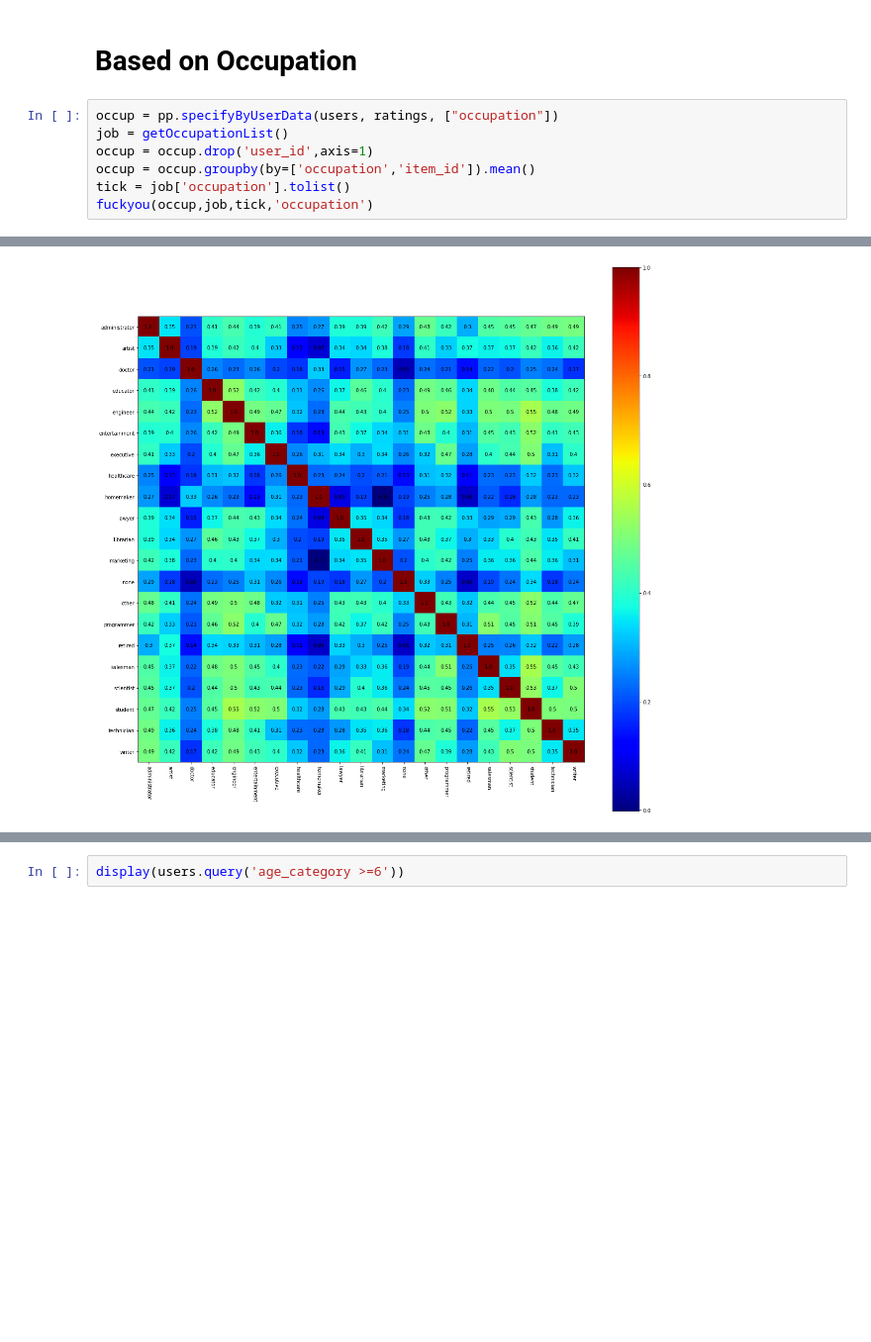
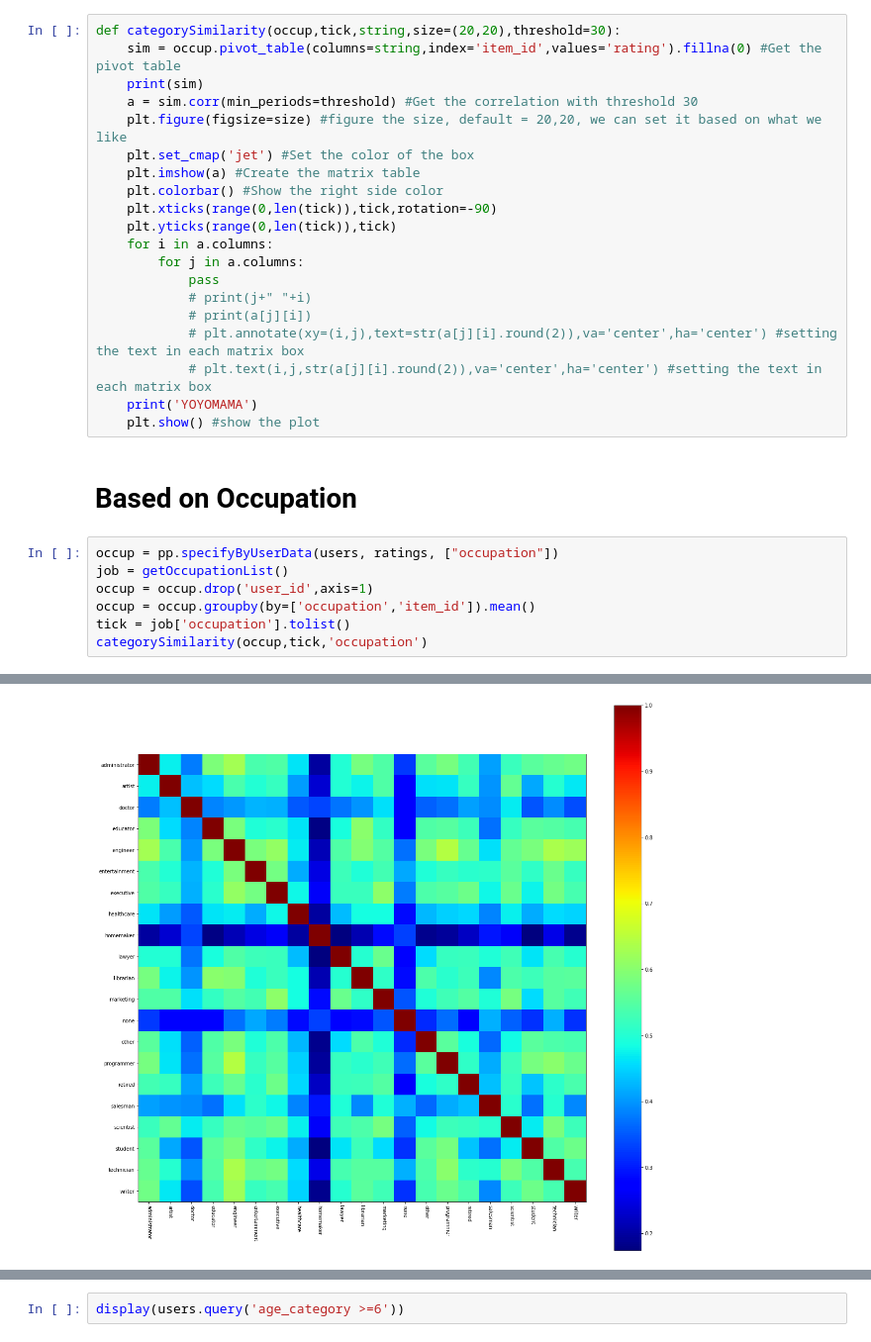
Before and after one commit to Xevenst/MovLensDataSet, a Jupyter notebook: preprocessingEx.ipynb, the cells around one changed output, grey strips where cells are left out. Shown at 99% size. Cells and saved outputs as stored; diff of their text form; blank space fills up the shorter version.

```diff
--- a/preprocessingEx.ipynb
+++ b/preprocessingEx.ipynb
@@ -104,3 +90,23 @@ def fuckyou(occup,arr,tick,string,size=(20,20)):
+# %%
+def categorySimilarity(occup,tick,string,size=(20,20),threshold=30):
+    sim = occup.pivot_table(columns=string,index='item_id',values='rating').fillna(0) #Get the pivot table
+    print(sim)
+    a = sim.corr(min_periods=threshold) #Get the correlation with threshold 30
+    plt.figure(figsize=size) #figure the size, default = 20,20, we can set it based on what we like
+    plt.set_cmap('jet') #Set the color of the box
+    plt.imshow(a) #Create the matrix table
+    plt.colorbar() #Show the right side color
+    plt.xticks(range(0,len(tick)),tick,rotation=-90)
+    plt.yticks(range(0,len(tick)),tick)
+    for i in a.columns:
+        for j in a.columns:
+            pass
+            # print(j+" "+i)
+            # print(a[j][i])
+            # plt.annotate(xy=(i,j),text=str(a[j][i].round(2)),va='center',ha='center') #setting the text in each matrix box
+            # plt.text(i,j,str(a[j][i].round(2)),va='center',ha='center') #setting the text in each matrix box
+    print('YOYOMAMA')
+    plt.show() #show the plot
 # %% [markdown]
 <h1> Based on Occupation </h1>
 # %%
@@ -109,5 +115,5 @@ job = getOccupationList()
 occup = occup.drop('user_id',axis=1)
 occup = occup.groupby(by=['occupation','item_id']).mean()
 tick = job['occupation'].tolist()
-fuckyou(occup,job,tick,'occupation')
+categorySimilarity(occup,tick,'occupation')
 # %% [output]
@@ -114,3 +137,3 @@ fuckyou(occup,job,tick,'occupation')
-[figure, old version]
+[figure, new version]
 # %% [markdown]
 <h1>Age Category Query</h1>
```
Also changed, not shown: parts of 7 cells of this notebook, 1 other file.
